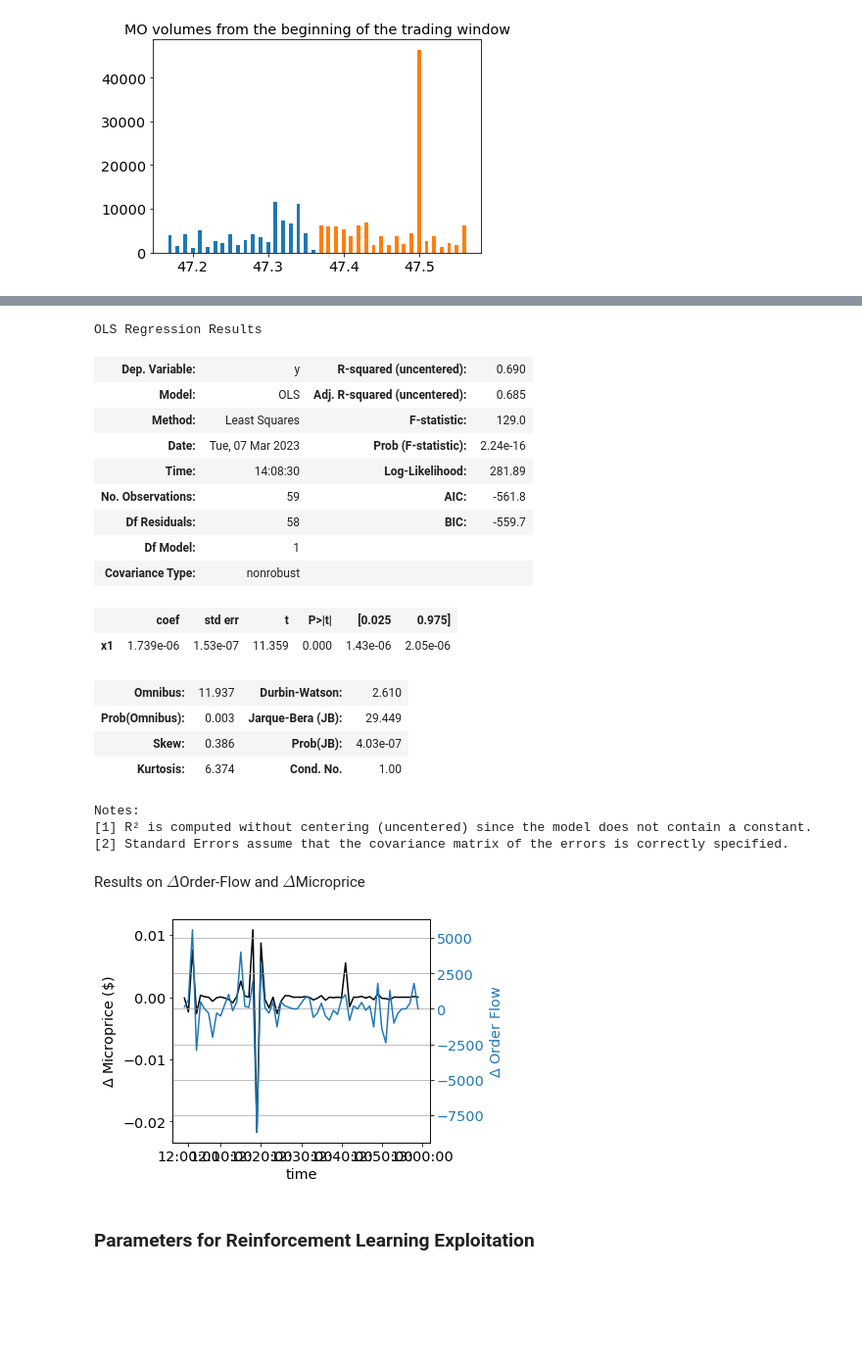
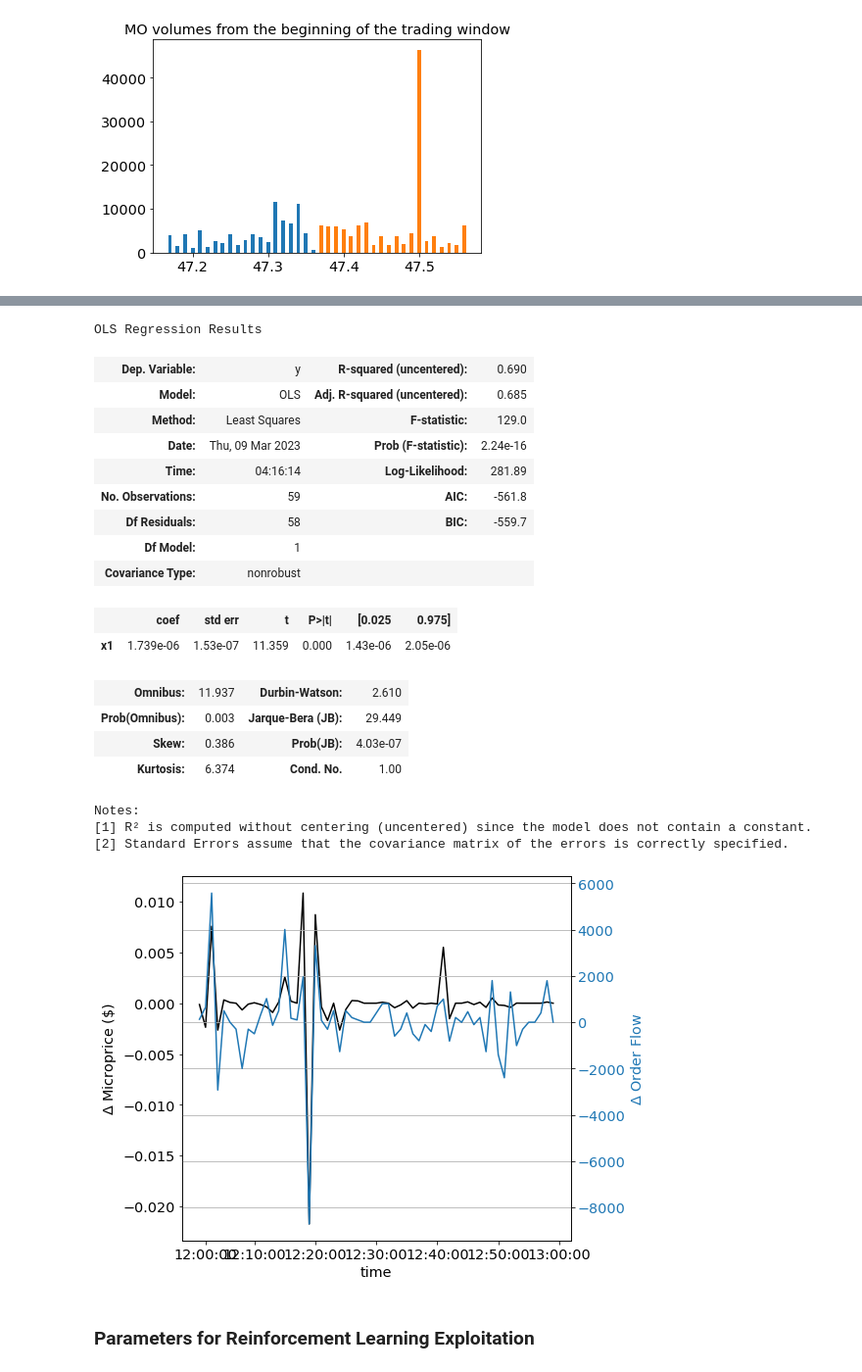
Before and after one commit to zscialom/RL_Research, a Jupyter notebook: RESEARCH_PAPER_CODE.ipynb, the cells around one changed output, grey strips where cells are left out. Shown: that part at 98% size. Saved outputs shown, nothing was run; the diff lists cells and outputs as text; code cells hidden in the pictures; blank space fills up the shorter version.

```diff
--- a/RESEARCH_PAPER_CODE.ipynb
+++ b/RESEARCH_PAPER_CODE.ipynb
@@ -44,8 +44,10 @@ from google.colab import drive
 drive.mount('/content/drive')
 # %% [output]
 Mounted at /content/drive
+# %%
+ticker = 'MSFT'
 # %%
-data = sio.loadmat('/content/drive/Shared drives/ProjectML/Project/MSFT_20141103.mat')
+data = sio.loadmat('/content/drive/Shared drives/ProjectML/Project/Nov-2014/'+ticker+'_20141103.mat')
 # %%
 data['LOB']['EventTime']
 # %% [output]
@@ -256,12 +305,10 @@ Roots
 |  | Real | Imaginary | Modulus | Frequency |
 | AR.1 | 2.1547 | +0.0000j | 2.1547 | 0.0000 |
 # %%
-# Linear Regression between order flow and microprice: second test
-# Setting a window
 t_OLStest_est_init = 211*60*10-1
 t_OLStest_est_31min = 30*60*10
-order_flow_OLStest_list = order_flow[t_OLStest_est_init-N:t_OLStest_est_init:10] # backtesting on the estimation window
-microprice_OLStest_list = microprice[t_OLStest_est_init-N:t_OLStest_est_init:10] # backtesting on the estimation window
+order_flow_OLStest_list = order_flow[t_OLStest_est_init-N:t_OLStest_est_init:10]
+microprice_OLStest_list = microprice[t_OLStest_est_init-N:t_OLStest_est_init:10]
 OLS_model = sm.OLS(np.diff(microprice_OLStest_list),np.diff(order_flow_OLStest_list))
 OLS_model = OLS_model.fit()
 
@@ -271,8 +318,8 @@ OLS Regression Results
 | Dep. Variable: | y | R-squared (uncentered): | 0.690 |
 | Model: | OLS | Adj. R-squared (uncentered): | 0.685 |
 | Method: | Least Squares | F-statistic: | 129.0 |
-| Date: | Tue, 07 Mar 2023 | Prob (F-statistic): | 2.24e-16 |
-| Time: | 14:08:30 | Log-Likelihood: | 281.89 |
+| Date: | Thu, 09 Mar 2023 | Prob (F-statistic): | 2.24e-16 |
+| Time: | 04:16:14 | Log-Likelihood: | 281.89 |
 | No. Observations: | 59 | AIC: | -561.8 |
 | Df Residuals: | 58 | BIC: | -559.7 |
 | Df Model: | 1 |  |  |
@@ -286,41 +333,43 @@ OLS Regression Results
 Notes:
 [1] R² is computed without centering (uncentered) since the model does not contain a constant.
 [2] Standard Errors assume that the covariance matrix of the errors is correctly specified.
-# %% [markdown]
-Results on $Δ$Order-Flow and $Δ$Microprice
 # %%
+
 #plt.plot(Xs_test, color='black')
 #plt.plot(Xs_test_0_0_1, color='blue')
-fig, ax1 = plt.subplots()
+fig, ax1 = plt.subplots(figsize=(8,6))
 color = 'black'
 ax1.set_xlabel('time')
 ax1.set_ylabel('$\Delta$'+ ' Microprice (\$)', color=color)
 ax1.plot(t[t_OLStest_est_init-N:t_OLStest_est_init:10][:-1],np.diff(microprice_OLStest_list), color=color)
 
+#ax1.plot(t[initTime:initTime+49], np.diff(microprice[tradingTime[0:50]*secondFreq]), color=color)
 ax1.tick_params(axis='y', labelcolor=color)
 
 ax2 = ax1.twinx()  # instantiate a second axes that shares the same x-axis
 color = 'tab:blue'
 ax2.set_ylabel('$\Delta$' + ' Order Flow', color=color)
 
 
 linestyle=['-', '--','-.',':']
+#ax2.plot(t[initTime:initTime+50],order_flow[initTime:initTime+50], color=color, linestyle=linestyle[0], label='Order Flow')
 ax2.plot(t[t_OLStest_est_init-N:t_OLStest_est_init:10][:-1],np.diff(order_flow_OLStest_list), color=color)
 #plt.plot(results[0.01]['inventory'], color='green')
 ax2.tick_params(axis='y', labelcolor=color)
 plt.xticks([12601, 12609, 12619, 12629, 12639, 12649, 12659], ['12:00:00', '12:10:00', '12:20:00','12:30:00','12:40:00','12:50:00', '13:00:00'], rotation=20)
 
 #ax2.set_xticks([t[initTime], t[initTime+10], t[initTime+20], t[initTime+30], t[initTime+40], t[initTime+50]], ['13:01:00', '13:01:10', '13:01:20','13:01:30','13:01:40','13:01:50'], rotation=20)
 #plt.ylabel('Inventory (Num. Blocks)')
 #plt.xlabel('time')
 fig.tight_layout()
+#plt.legend()
 plt.grid()
-file_path= '/content/drive/Shared drives/ProjectML/Project/Temporary_Plots_Figures/'
+file_path= '/content/drive/Shared drives/ProjectML/Project/Temporary_Plots_Figures/'+ticker+'/'
 fig.savefig(file_path+'Delta_OF_dpi1200.eps', format='eps', dpi=1200)
 fig.savefig(file_path+'Delta_OF_dpi600.eps', format='eps', dpi=600)
 fig.savefig(file_path+'Delta_OF_dpi300.eps', format='eps', dpi=300)
 # %% [output]
-[figure, old version]
+[figure, new version]
 # %% [markdown]
 ### Parameters for Reinforcement Learning Exploitation
 # %%
```
Also changed, not shown: parts of 59 cells of this notebook.
